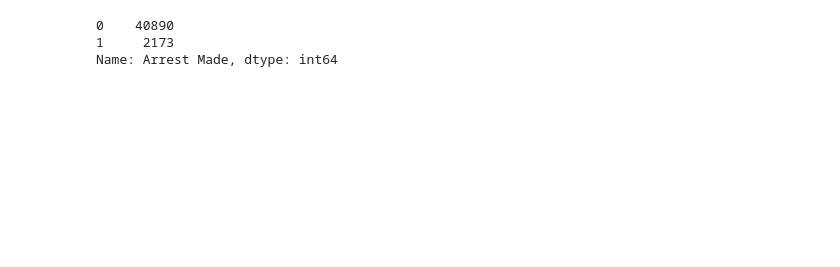
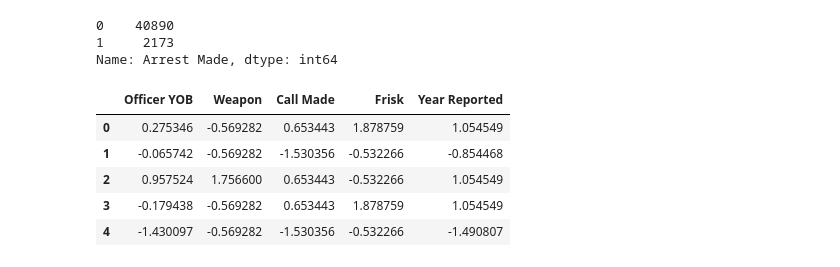
Before and after one commit to EricaSG/Mod3Project, a Jupyter notebook: Modeling.ipynb, the cells around one changed output. Cells and saved outputs as stored; diff of their text form; code cells hidden in the pictures; blank space fills up the shorter version.

```diff
--- a/Modeling.ipynb
+++ b/Modeling.ipynb
@@ -98,2 +74,12 @@ cat_test_df = pd.DataFrame(X_test_ohe.todense(), columns=columns)
+# %%
+dff = pd.DataFrame(X_train_ss, columns=col)
+dff.head()
+# %% [output]
+|  | Officer YOB | Weapon | Call Made | Frisk | Year Reported |
+| 0 | 0.275346 | -0.569282 | 0.653443 | 1.878759 | 1.054549 |
+| 1 | -0.065742 | -0.569282 | -1.530356 | -0.532266 | -0.854468 |
+| 2 | 0.957524 | 1.756600 | 0.653443 | -0.532266 | 1.054549 |
+| 3 | -0.179438 | -0.569282 | 0.653443 | 1.878759 | 1.054549 |
+| 4 | -1.430097 | -0.569282 | -1.530356 | -0.532266 | -1.490807 |
 # %%
 # Combine scaled training data and categorcial data
```
Also changed, not shown: parts of 21 cells of this notebook.
